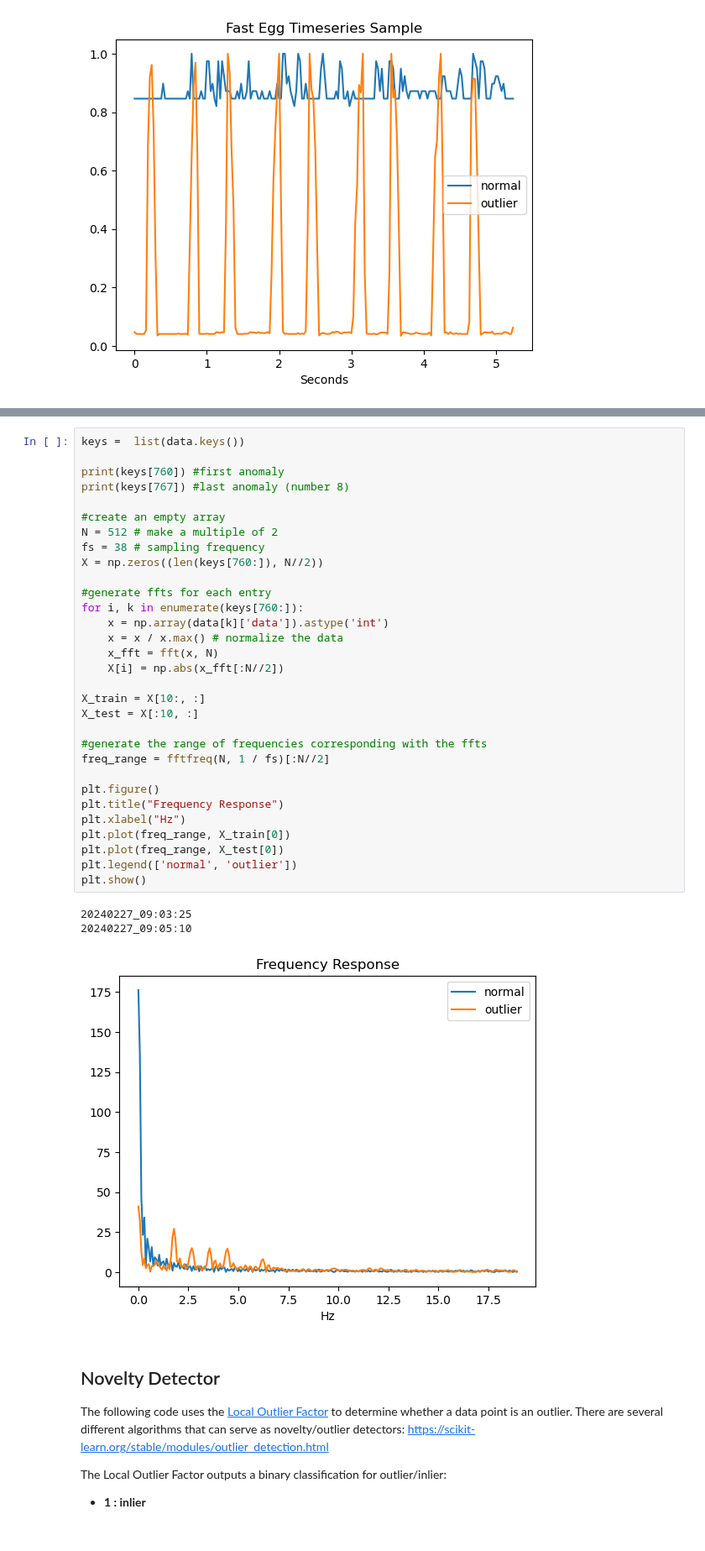
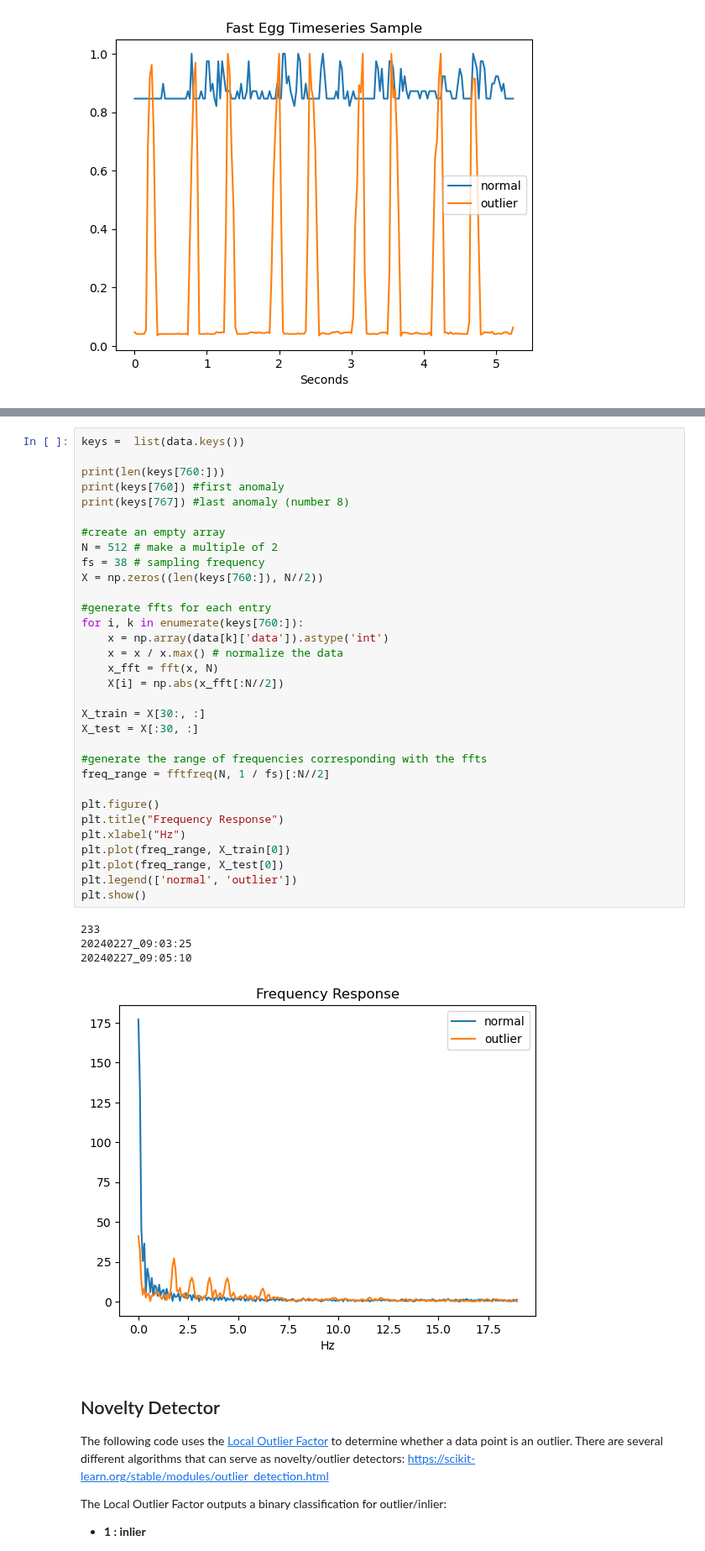
Before and after one commit to wFairmanOlin/Biomass, a Jupyter notebook: egg_eye/code/novelty_detector.ipynb, the cells around one changed output, grey strips where cells are left out. Shown at 84% size. Cells and saved outputs as stored; diff of their text form.

```diff
--- a/egg_eye/code/novelty_detector.ipynb
+++ b/egg_eye/code/novelty_detector.ipynb
@@ -53,38 +56,40 @@ The timeseries data is converted to the frequency domain using a fast fourier tr
 # %%
 keys =  list(data.keys())
 
+print(len(keys[760:]))
 print(keys[760]) #first anomaly
 print(keys[767]) #last anomaly (number 8)
 
 #create an empty array
 N = 512 # make a multiple of 2
 fs = 38 # sampling frequency
 X = np.zeros((len(keys[760:]), N//2))
 
 #generate ffts for each entry
 for i, k in enumerate(keys[760:]):
     x = np.array(data[k]['data']).astype('int')
     x = x / x.max() # normalize the data
     x_fft = fft(x, N)
     X[i] = np.abs(x_fft[:N//2])
 
-X_train = X[10:, :]
-X_test = X[:10, :]
+X_train = X[30:, :]
+X_test = X[:30, :]
 
 #generate the range of frequencies corresponding with the ffts
 freq_range = fftfreq(N, 1 / fs)[:N//2]
 
 plt.figure()
 plt.title("Frequency Response")
 plt.xlabel("Hz")
 plt.plot(freq_range, X_train[0])
 plt.plot(freq_range, X_test[0])
 plt.legend(['normal', 'outlier'])
 plt.show()
 # %% [output]
+233
 20240227_09:03:25
 20240227_09:05:10
-[figure, old version]
+[figure, new version]
 # %% [markdown]
 ## Novelty Detector
 
```
Also changed, not shown: parts of 7 cells of this notebook, 2 other files.
